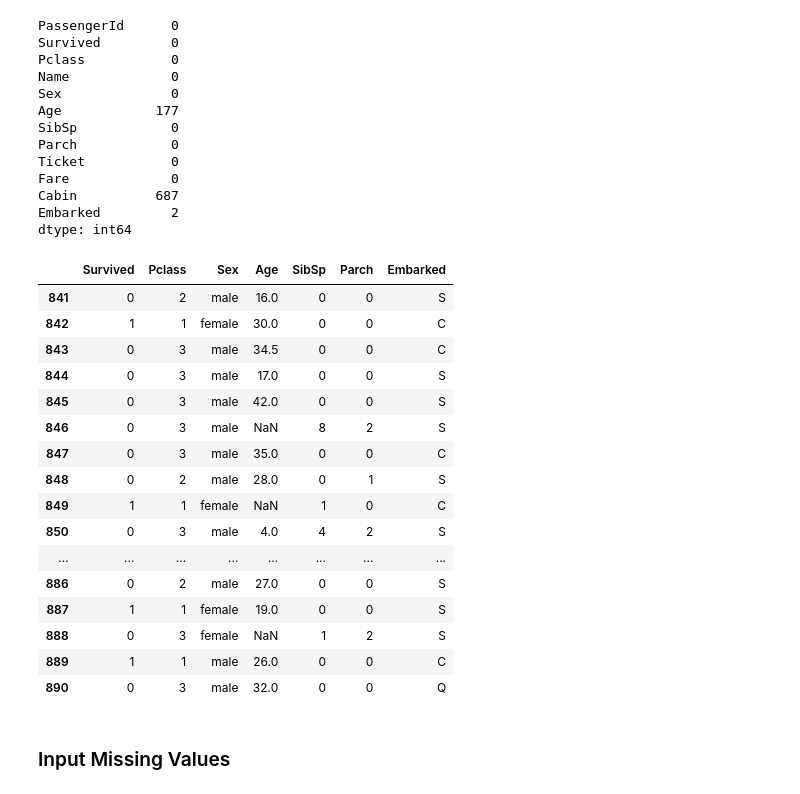
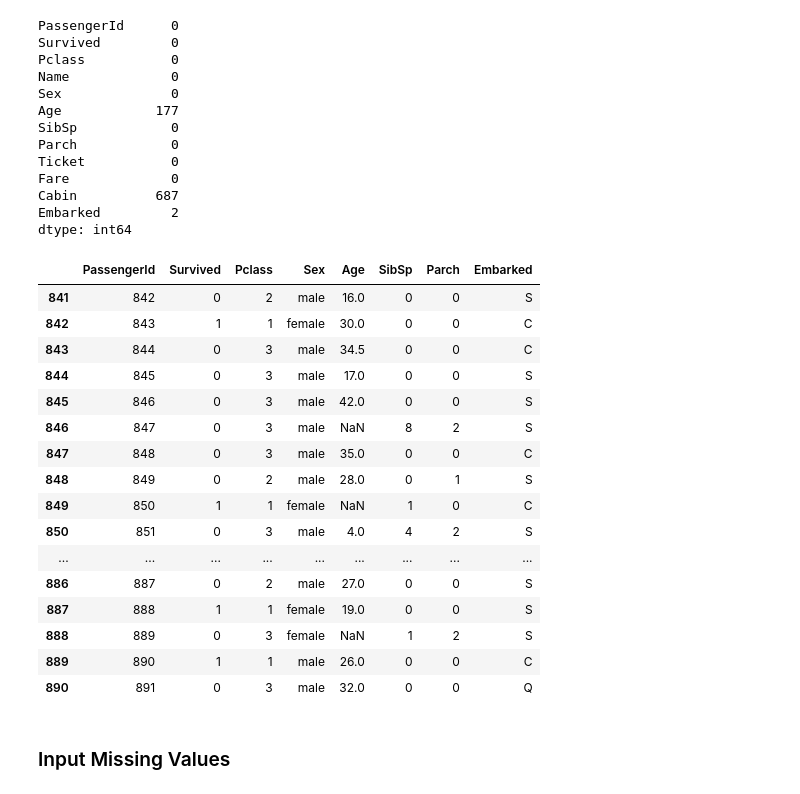
Before and after one commit to Lula27/Kaggle, a Jupyter notebook: TitanicChallenge_Final.ipynb, the cells around one changed output. Saved outputs shown, nothing was run; the diff lists cells and outputs as text; code cells hidden in the pictures.

```diff
--- a/TitanicChallenge_Final.ipynb
+++ b/TitanicChallenge_Final.ipynb
@@ -444,26 +444,26 @@ Embarked         2
 dtype: int64
 # %%
 # drop irrelevant variables & co-dependant variables (Fare)
-train_less = train.drop(['Cabin', 'PassengerId', 'Name', 'Ticket', 'Fare'], 1)
+train_less = train.drop(['Cabin', 'Name', 'Ticket', 'Fare'], 1)
 train_less.tail(50) # only relevent variables here
 # %% [output]
-|  | Survived | Pclass | Sex | Age | SibSp | Parch | Embarked |
-| 841 | 0 | 2 | male | 16.0 | 0 | 0 | S |
-| 842 | 1 | 1 | female | 30.0 | 0 | 0 | C |
-| 843 | 0 | 3 | male | 34.5 | 0 | 0 | C |
-| 844 | 0 | 3 | male | 17.0 | 0 | 0 | S |
-| 845 | 0 | 3 | male | 42.0 | 0 | 0 | S |
-| 846 | 0 | 3 | male | NaN | 8 | 2 | S |
-| 847 | 0 | 3 | male | 35.0 | 0 | 0 | C |
-| 848 | 0 | 2 | male | 28.0 | 0 | 1 | S |
-| 849 | 1 | 1 | female | NaN | 1 | 0 | C |
-| 850 | 0 | 3 | male | 4.0 | 4 | 2 | S |
-| ... | ... | ... | ... | ... | ... | ... | ... |
-| 886 | 0 | 2 | male | 27.0 | 0 | 0 | S |
-| 887 | 1 | 1 | female | 19.0 | 0 | 0 | S |
-| 888 | 0 | 3 | female | NaN | 1 | 2 | S |
-| 889 | 1 | 1 | male | 26.0 | 0 | 0 | C |
-| 890 | 0 | 3 | male | 32.0 | 0 | 0 | Q |
+|  | PassengerId | Survived | Pclass | Sex | Age | SibSp | Parch | Embarked |
+| 841 | 842 | 0 | 2 | male | 16.0 | 0 | 0 | S |
+| 842 | 843 | 1 | 1 | female | 30.0 | 0 | 0 | C |
+| 843 | 844 | 0 | 3 | male | 34.5 | 0 | 0 | C |
+| 844 | 845 | 0 | 3 | male | 17.0 | 0 | 0 | S |
+| 845 | 846 | 0 | 3 | male | 42.0 | 0 | 0 | S |
+| 846 | 847 | 0 | 3 | male | NaN | 8 | 2 | S |
+| 847 | 848 | 0 | 3 | male | 35.0 | 0 | 0 | C |
+| 848 | 849 | 0 | 2 | male | 28.0 | 0 | 1 | S |
+| 849 | 850 | 1 | 1 | female | NaN | 1 | 0 | C |
+| 850 | 851 | 0 | 3 | male | 4.0 | 4 | 2 | S |
+| ... | ... | ... | ... | ... | ... | ... | ... | ... |
+| 886 | 887 | 0 | 2 | male | 27.0 | 0 | 0 | S |
+| 887 | 888 | 1 | 1 | female | 19.0 | 0 | 0 | S |
+| 888 | 889 | 0 | 3 | female | NaN | 1 | 2 | S |
+| 889 | 890 | 1 | 1 | male | 26.0 | 0 | 0 | C |
+| 890 | 891 | 0 | 3 | male | 32.0 | 0 | 0 | Q |
 # %% [markdown]
 ### Input Missing Values
 # %%
```
Also changed, not shown: parts of 9 cells of this notebook.
